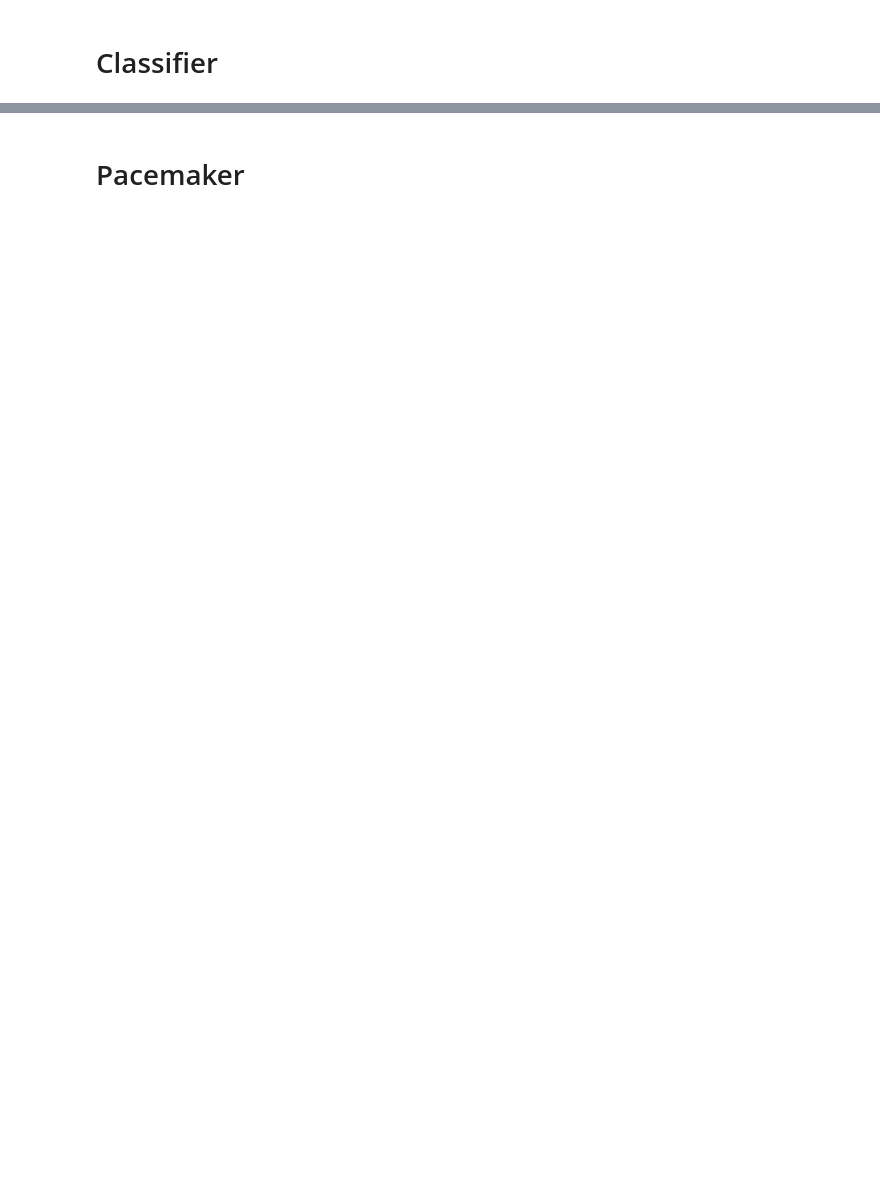
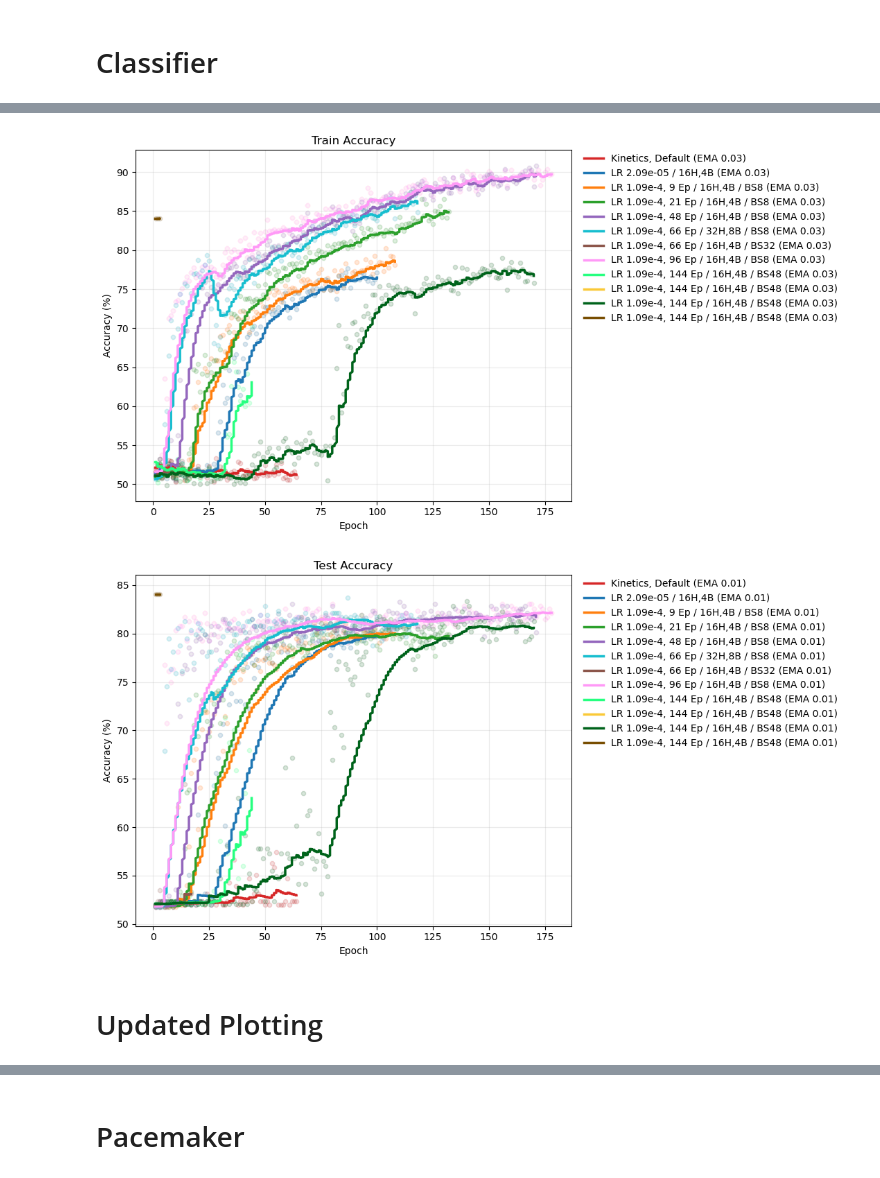
Before and after one commit to alif-munim/EchoJEPA, a Jupyter notebook: plot.ipynb, the cells around one changed output, grey strips where cells are left out. Saved outputs shown, nothing was run; the diff lists cells and outputs as text; code cells hidden in the pictures; blank space fills up the shorter version.

```diff
--- a/plot.ipynb
+++ b/plot.ipynb
@@ -68,14 +31,0 @@ plt.show()
-# %%
-log_file1 = "/home/sagemaker-user/user-default-efs/vjepa2/rvfx_cooldown_h16_b4_0820_keepe9.log"
-epochs1, train_acc1, test_acc1 = extract_accuracies(log_file1)
-title="Right Ventricle Systolic Function (Echo Pretrain, 9 Epochs)"
-plt.figure(figsize=(8, 5))
-plt.plot(epochs1, train_acc1, label="Train Accuracy", marker="o")
-plt.plot(epochs1, test_acc1, label="Test Accuracy", marker="o")
-plt.xlabel("Epoch")
-plt.ylabel("Accuracy (%)")
-plt.title(title)
-plt.legend()
-plt.grid(True)
-plt.tight_layout()
-plt.show()
@@ -261,0 +102,46 @@ plt.show()
+# %%
+
+# -------------------- Configure runs once --------------------
+BASE = "/home/sagemaker-user/user-default-efs/vjepa2"
+runs = [
+    (os.path.join(BASE, "rvfx_kinetics_0812_v1.log"),              "Kinetics, Default",              "#d62728"),  # red
+    (os.path.join(BASE, "rvfx_cooldown_0812_v1.log"),              "LR 2.09e-05 / 16H,4B",           "#1f77b4"),  # blue
+    (os.path.join(BASE, "rvfx_cooldown_h16_b4_0820_keepe9.log"),   "LR 1.09e-4, 9 Ep / 16H,4B / BS8",      "#ff7f0e"),  # orange
+    (os.path.join(BASE, "rvfx_cooldown_h16_b4_0820_keepe21.log"),  "LR 1.09e-4, 21 Ep / 16H,4B / BS8",     "#2ca02c"),  # green
+    (os.path.join(BASE, "rvfx_cooldown_h16_b4_0820_keepe48.log"),  "LR 1.09e-4, 48 Ep / 16H,4B / BS8",     "#9467bd"),  # purple
+    (os.path.join(BASE, "rvfx_cooldown_h32_b8_0820_keepe66.log"),  "LR 1.09e-4, 66 Ep / 32H,8B / BS8",     "#17becf"),  # cyan
+    (os.path.join(BASE, "rvfx_cooldown_h16_b4_0823_keepe66.log"),  "LR 1.09e-4, 66 Ep / 16H,4B / BS32", "#8c564b"),# brown
+    (os.path.join(BASE, "rvfx_cooldown_h16_b4_0824_keepe96_b8.log"),  "LR 1.09e-4, 96 Ep / 16H,4B / BS8", "#ff99f7"),# pink
+    (os.path.join(BASE, "rvfx_kinetics_h16_b4_bs48_ep144_0826.log"),  "LR 1.09e-4, 144 Ep / 16H,4B / BS48", "#26ff80"),# light green
+    (os.path.join(BASE, "rvfx_kinetics_h16_b4_bs48_ep144_0826_FULL.log"),  "LR 1.09e-4, 144 Ep / 16H,4B / BS48", "#fac937"),# yellow
+    (os.path.join(BASE, "rvfx_kinetics_h16_b4_bs48_ep144_0826_scaledLR.log"),  "LR 1.09e-4, 144 Ep / 16H,4B / BS48", "#00631b"),# dark green
+    (os.path.join(BASE, "rvfx_kinetics_h16_b4_bs48_ep144_0826_FULL_scaledLR.log"),  "LR 1.09e-4, 144 Ep / 16H,4B / BS48", "#784e01"),# dark yellow
+]
+
+# -------------------- Make both plots --------------------
+
+# Train accuracy
+plot_runs(
+    runs,
+    metric="train",
+    ema_alpha=0.03,
+    dot_alpha=0.02,
+    dot_size=20,
+    title="Train Accuracy",
+)
+
+
+# Test accuracy
+plot_runs(
+    runs,
+    metric="test",
+    ema_alpha=0.01,
+    dot_alpha=0.02,
+    dot_size=20,
+    title="Test Accuracy",
+)
+# %% [output]
+[figure, added]
+[figure, added]
+# %% [markdown]
+# Updated Plotting
```
Also changed, not shown: parts of 18 cells of this notebook, 6 other files.
